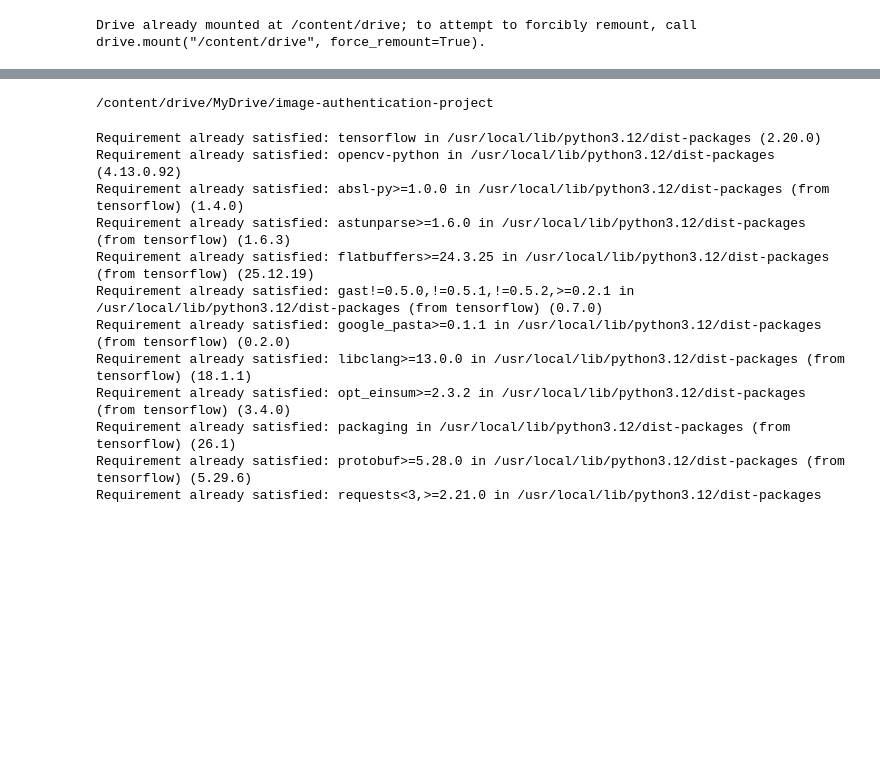
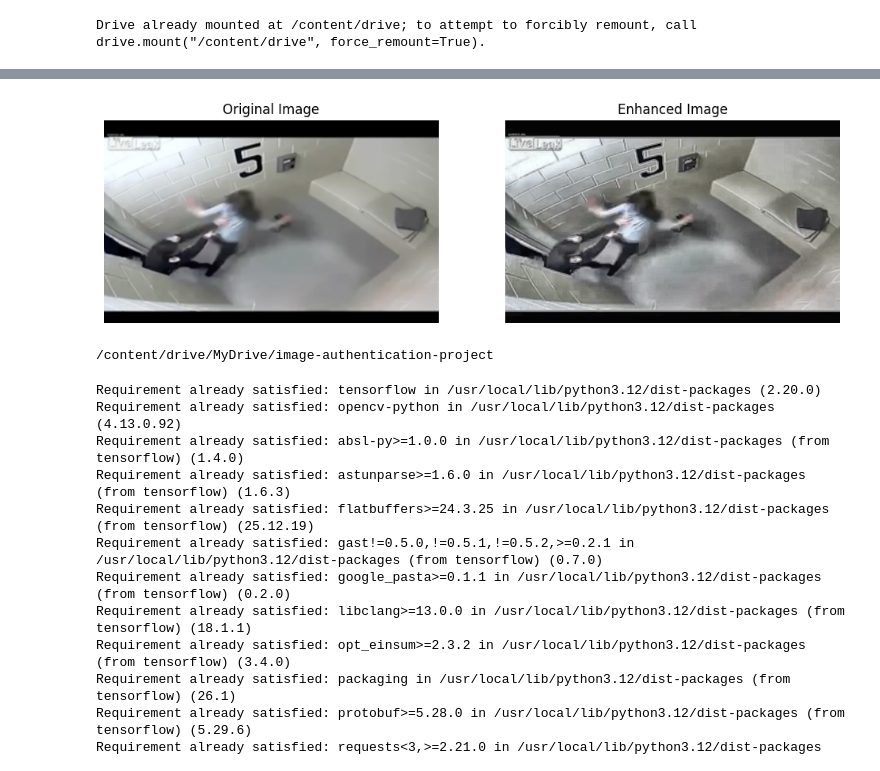
Before and after one commit to maheshisewwandisamaraweera/image-authentication-project, a Jupyter notebook: notebooks/data_generation.ipynb, the cells around one changed output, grey strips where cells are left out. Saved outputs shown, nothing was run; the diff lists cells and outputs as text; code cells hidden in the pictures; blank space fills up the shorter version.

```diff
--- a/notebooks/data_generation.ipynb
+++ b/notebooks/data_generation.ipynb
@@ -7,0 +49,42 @@ Drive already mounted at /content/drive; to attempt to forcibly remount, call dr
+# %%
+def enhance_image(img):
+
+    gaussian = cv2.GaussianBlur(img, (0, 0), 3)
+    unsharp = cv2.addWeighted(img, 1.8, gaussian, -0.8, 0)
+
+    kernel = np.array([
+        [-1,-1,-1],
+        [-1, 9,-1],
+        [-1,-1,-1]
+    ])
+    sharp = cv2.filter2D(unsharp, -1, kernel)
+
+    lab = cv2.cvtColor(sharp, cv2.COLOR_BGR2LAB)
+    l, a, b = cv2.split(lab)
+
+    clahe = cv2.createCLAHE(2.5, (8,8))
+    l = clahe.apply(l)
+
+    lab = cv2.merge((l,a,b))
+    enhanced = cv2.cvtColor(lab, cv2.COLOR_LAB2BGR)
+
+    return enhanced
+
+enhanced_img = enhance_image(img)
+enhanced_rgb = cv2.cvtColor(enhanced_img, cv2.COLOR_BGR2RGB)
+# %%
+plt.figure(figsize=(12,6))
+
+plt.subplot(1,2,1)
+plt.imshow(img_rgb)
+plt.title("Original Image")
+plt.axis("off")
+
+plt.subplot(1,2,2)
+plt.imshow(enhanced_rgb)
+plt.title("Enhanced Image")
+plt.axis("off")
+
+plt.show()
+# %% [output]
+[figure, added]
```
Also changed, not shown: parts of 25 cells of this notebook.
